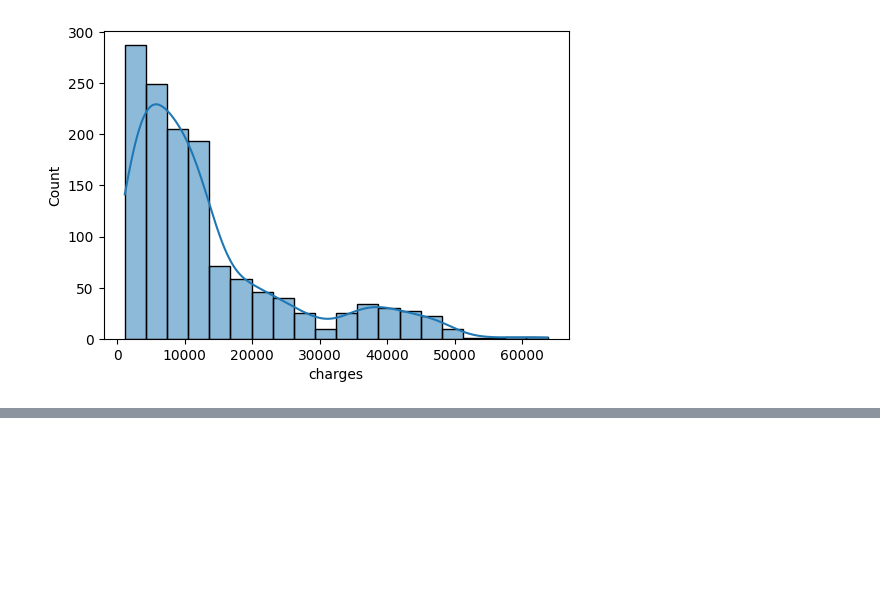
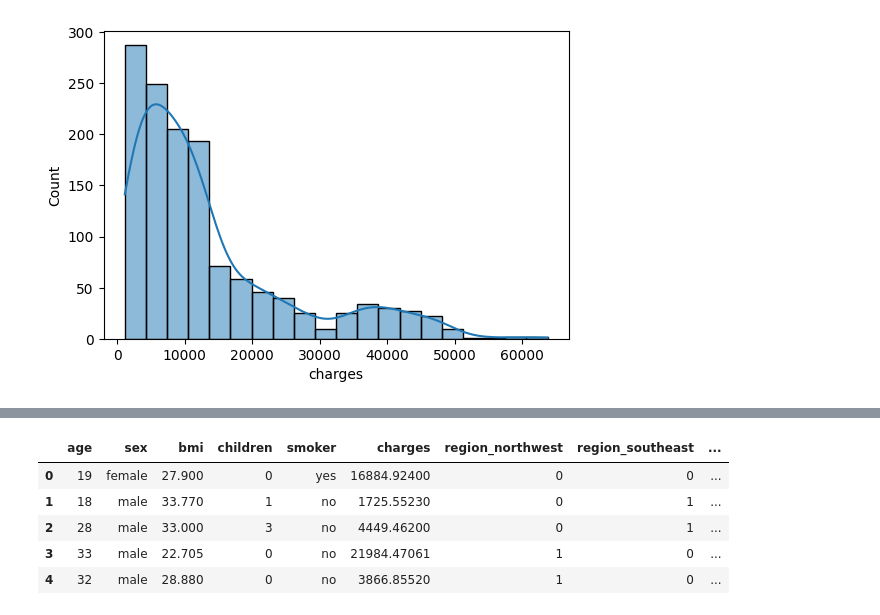
Before and after one commit to sat-06/InsurAI, a Jupyter notebook: notebooks/02_preprocessing.ipynb, the cells around one changed output, grey strips where cells are left out. Cells and saved outputs as stored; diff of their text form; code cells hidden in the pictures; blank space fills up the shorter version.

```diff
--- a/notebooks/02_preprocessing.ipynb
+++ b/notebooks/02_preprocessing.ipynb
@@ -54,0 +120,13 @@ for col in numeric_cols:
+# %%
+df=pd.read_csv(r"C:\Users\HP\Downloads\insurance.csv")
+# %%
+## One hot encoding for the region column
+df = pd.get_dummies(df, columns=['region'], drop_first=True, dtype=int)
+df.head(5)
+# %% [output]
+|  | age | sex | bmi | children | smoker | charges | region_northwest | region_southeast | ... |
+| 0 | 19 | female | 27.900 | 0 | yes | 16884.92400 | 0 | 0 | ... |
+| 1 | 18 | male | 33.770 | 1 | no | 1725.55230 | 0 | 1 | ... |
+| 2 | 28 | male | 33.000 | 3 | no | 4449.46200 | 0 | 1 | ... |
+| 3 | 33 | male | 22.705 | 0 | no | 21984.47061 | 1 | 0 | ... |
+| 4 | 32 | male | 28.880 | 0 | no | 3866.85520 | 1 | 0 | ... |
```
Also changed, not shown: parts of 10 cells of this notebook.
